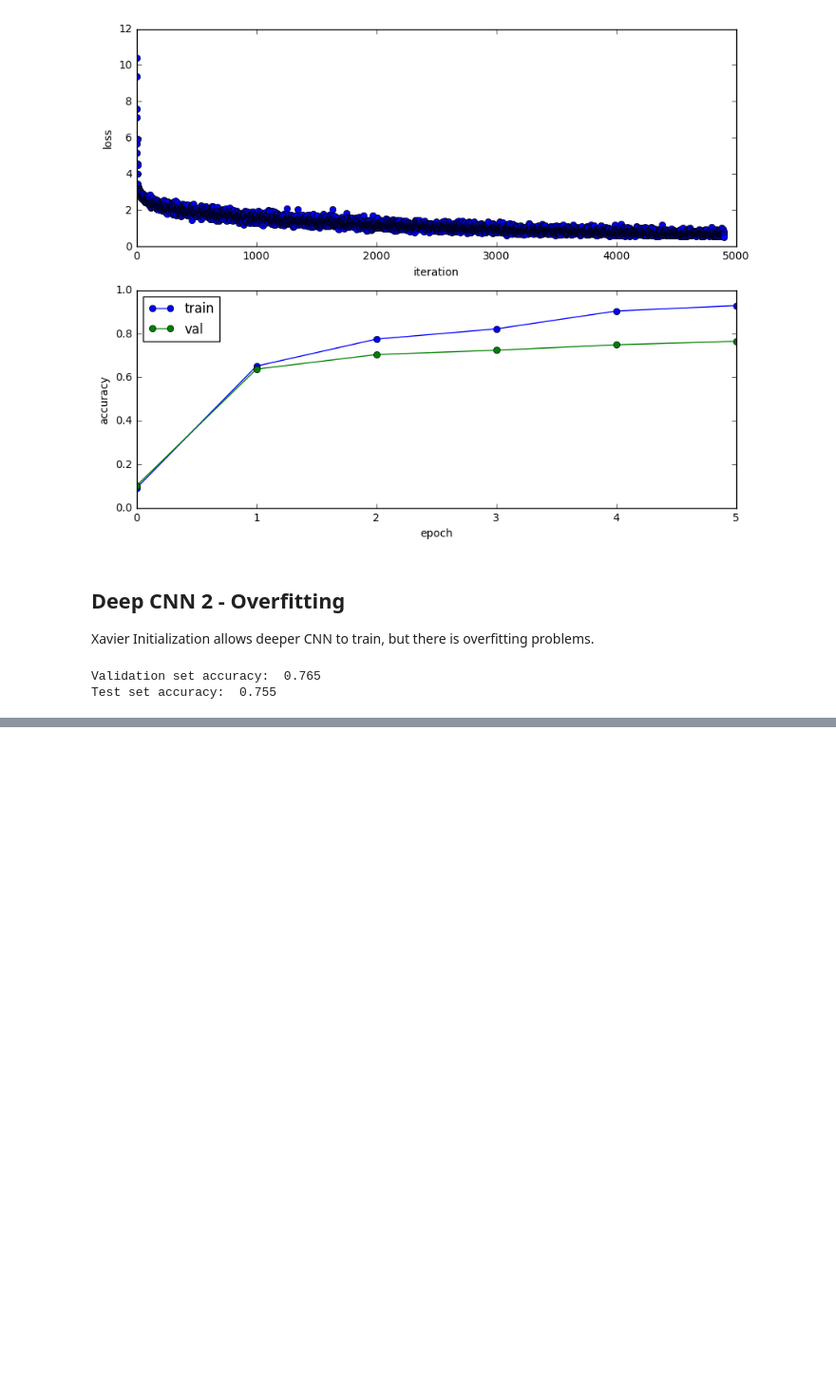
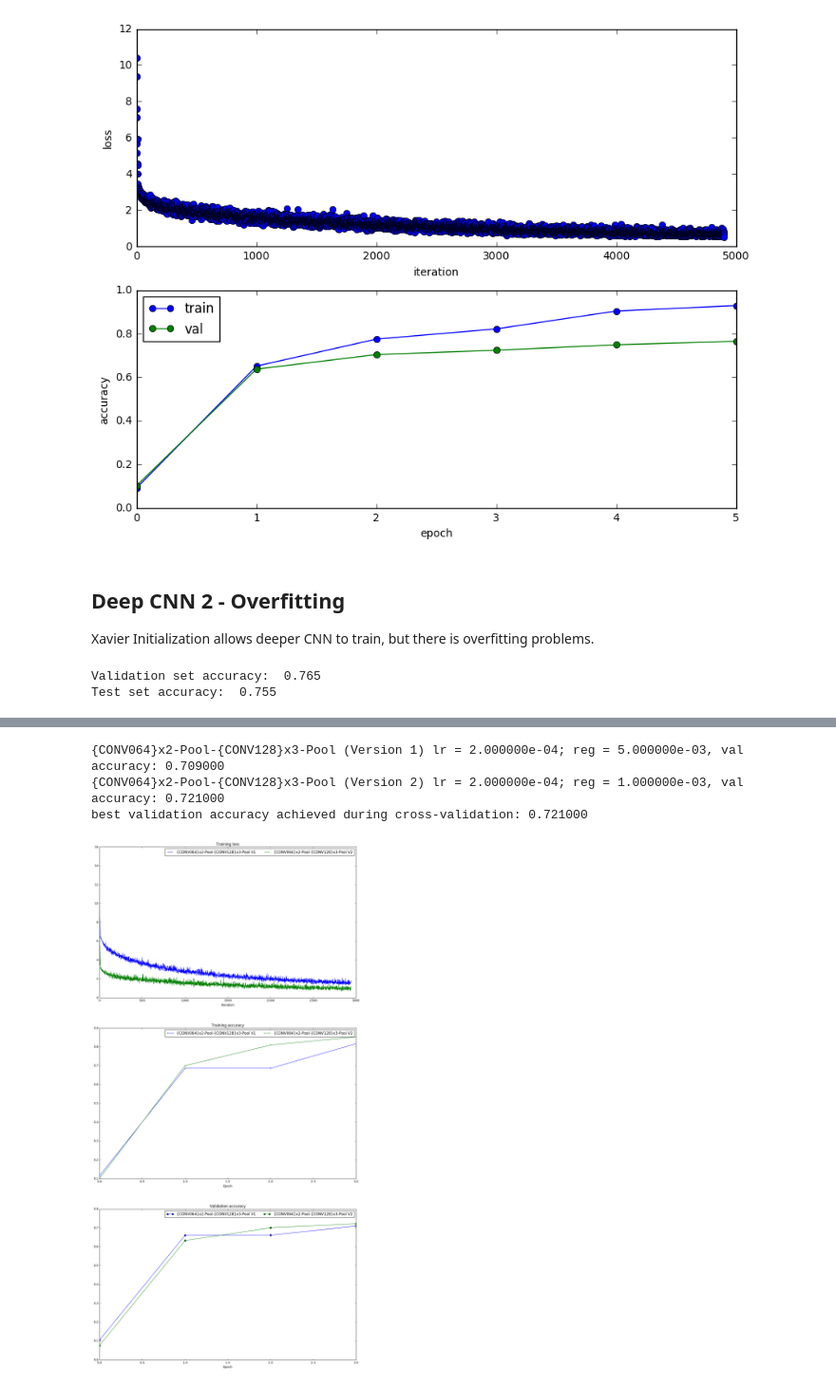
Before and after one commit to LUKELIEM/CS231N-Assignment-2, a Jupyter notebook: CNNDesign.ipynb, the cells around one changed output, grey strips where cells are left out. Shown: that part at 95% size. Drawn from its saved outputs; the diff is of its cells as text; code cells hidden in the pictures; blank space fills up the shorter version.

Commit message:
Re-Train Deep CNN2

```diff
--- a/CNNDesign.ipynb
+++ b/CNNDesign.ipynb
@@ -400,0 +462,45 @@ Test set accuracy:  0.755
+# %%
+# Print out results.
+v = 1
+for param,accuracy in sorted(results.iteritems()):
+    architecture, i, version, lr, reg = param
+    print '%s (Version %d) lr = %e; reg = %e, val accuracy: %f' % (architecture, version, lr, reg, accuracy)
+    v += 1
+
+print 'best validation accuracy achieved during cross-validation: %f' % best_val
+
+print
+
+plt.subplot(3, 1, 1)
+plt.title('Training loss')
+plt.xlabel('Iteration')
+
+plt.subplot(3, 1, 2)
+plt.title('Training accuracy')
+plt.xlabel('Epoch')
+
+plt.subplot(3, 1, 3)
+plt.title('Validation accuracy')
+plt.xlabel('Epoch')
+
+for items, solver in solvers.iteritems():
+  label = "%s V%d" % (items[0], items[2])
+  plt.subplot(3, 1, 1)
+  plt.plot(solver.loss_history, '-', label=label)
+
+  plt.subplot(3, 1, 2)
+  plt.plot(solver.train_acc_history, '-+', label=label)
+
+  plt.subplot(3, 1, 3)
+  plt.plot(solver.val_acc_history, '-o', label=label)
+
+for i in [1, 2, 3]:
+  plt.subplot(3, 1, i)
+  plt.legend(loc='best', ncol=2)
+plt.gcf().set_size_inches(15, 30)
+plt.show()
+# %% [output]
+{CONV064}x2-Pool-{CONV128}x3-Pool (Version 1) lr = 2.000000e-04; reg = 5.000000e-03, val accuracy: 0.709000
+{CONV064}x2-Pool-{CONV128}x3-Pool (Version 2) lr = 2.000000e-04; reg = 1.000000e-03, val accuracy: 0.721000
+best validation accuracy achieved during cross-validation: 0.721000
+[figure, added]
```
Also changed, not shown: parts of 2 cells of this notebook.
